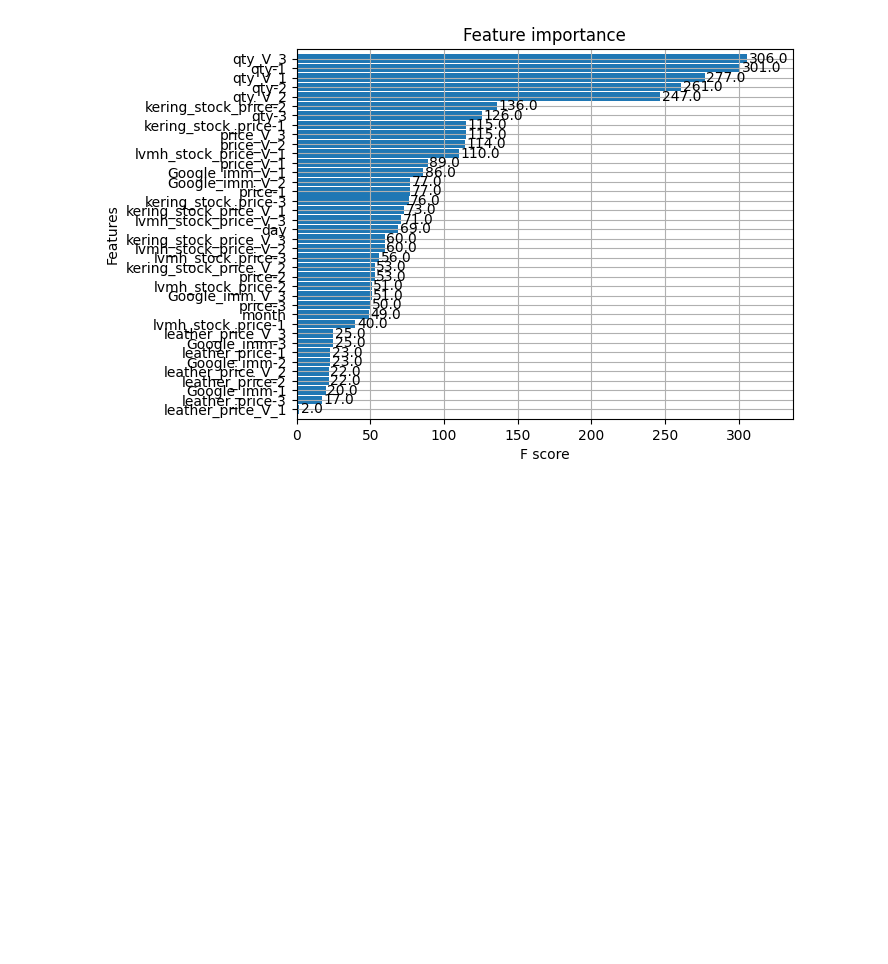
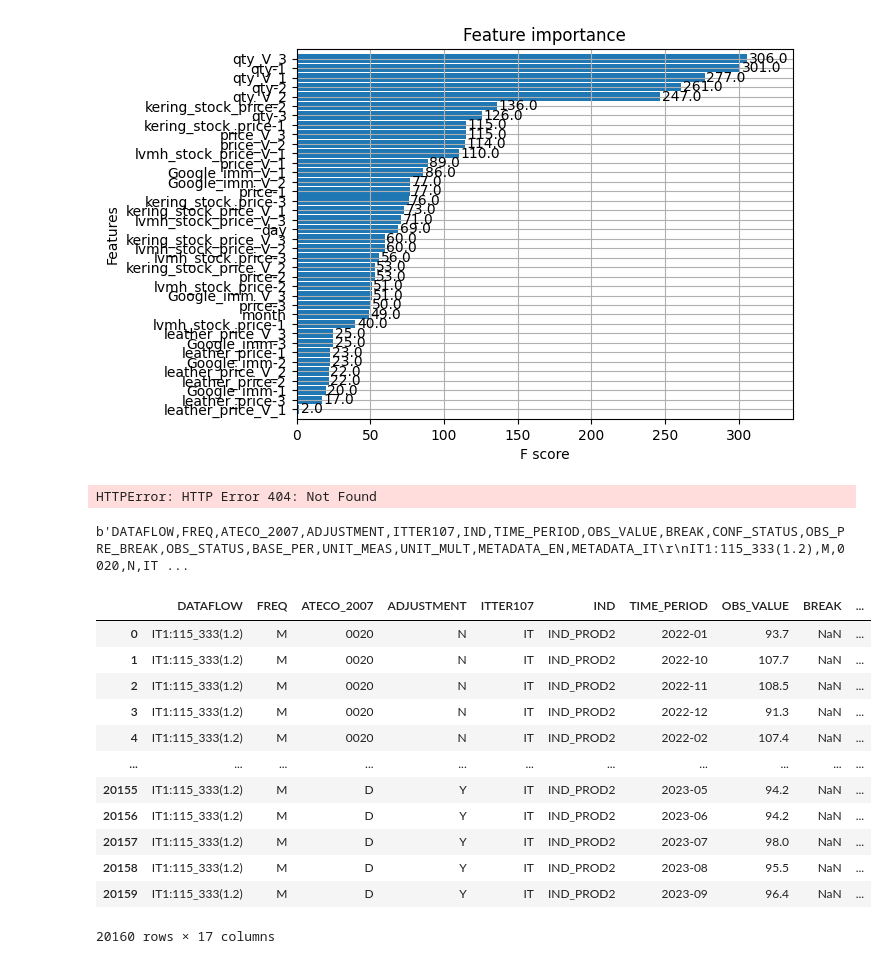
Before and after one commit to FabioTessarollo/Gab_Orders_forecasting_app, a Jupyter notebook: models_exporation.ipynb, the cells around one changed output. Drawn from its saved outputs; the diff is of its cells as text; code cells hidden in the pictures; blank space fills up the shorter version.

```diff
--- a/models_exporation.ipynb
+++ b/models_exporation.ipynb
@@ -139,3 +279,33 @@ plot_importance(xgb.best_estimator_, height=0.9)
 # %% [output]
 <Axes: title={'center': 'Feature importance'}, xlabel='F score', ylabel='Features'>
 [figure]
+# %%
+
+
+pd.read_csv('http://sdmx.istat.it/SDMXWS/rest/data/IT1,115_168,1.2?startPeriod=2022&endPeriod=2024&format=csv')
+# %% [output]
+HTTPError: HTTP Error 404: Not Found
+# %%
+print(response.content)
+# %% [output]
+b'DATAFLOW,FREQ,ATECO_2007,ADJUSTMENT,ITTER107,IND,TIME_PERIOD,OBS_VALUE,BREAK,CONF_STATUS,OBS_PRE_BREAK,OBS_STATUS,BASE_PER,UNIT_MEAS,UNIT_MULT,METADATA_EN,METADATA_IT\r\nIT1:115_333(1.2),M,0020,N,IT ...
+# %%
+import pandas as pd
+
+url = "http://sdmx.istat.it/SDMXWS/rest/data/IT1,115_333,1.2?startPeriod=2022&endPeriod=2025&format=csv"
+df = pd.read_csv(url)
+df
+# %% [output]
+|  | DATAFLOW | FREQ | ATECO_2007 | ADJUSTMENT | ITTER107 | IND | TIME_PERIOD | OBS_VALUE | BREAK | ... |
+| 0 | IT1:115_333(1.2) | M | 0020 | N | IT | IND_PROD2 | 2022-01 | 93.7 | NaN | ... |
+| 1 | IT1:115_333(1.2) | M | 0020 | N | IT | IND_PROD2 | 2022-10 | 107.7 | NaN | ... |
+| 2 | IT1:115_333(1.2) | M | 0020 | N | IT | IND_PROD2 | 2022-11 | 108.5 | NaN | ... |
+| 3 | IT1:115_333(1.2) | M | 0020 | N | IT | IND_PROD2 | 2022-12 | 91.3 | NaN | ... |
+| 4 | IT1:115_333(1.2) | M | 0020 | N | IT | IND_PROD2 | 2022-02 | 107.4 | NaN | ... |
+| ... | ... | ... | ... | ... | ... | ... | ... | ... | ... | ... |
+| 20155 | IT1:115_333(1.2) | M | D | Y | IT | IND_PROD2 | 2023-05 | 94.2 | NaN | ... |
+| 20156 | IT1:115_333(1.2) | M | D | Y | IT | IND_PROD2 | 2023-06 | 94.2 | NaN | ... |
+| 20157 | IT1:115_333(1.2) | M | D | Y | IT | IND_PROD2 | 2023-07 | 98.0 | NaN | ... |
+| 20158 | IT1:115_333(1.2) | M | D | Y | IT | IND_PROD2 | 2023-08 | 95.5 | NaN | ... |
+| 20159 | IT1:115_333(1.2) | M | D | Y | IT | IND_PROD2 | 2023-09 | 96.4 | NaN | ... |
+20160 rows × 17 columns
```
Also changed, not shown: parts of 11 cells of this notebook, 55 other files.
